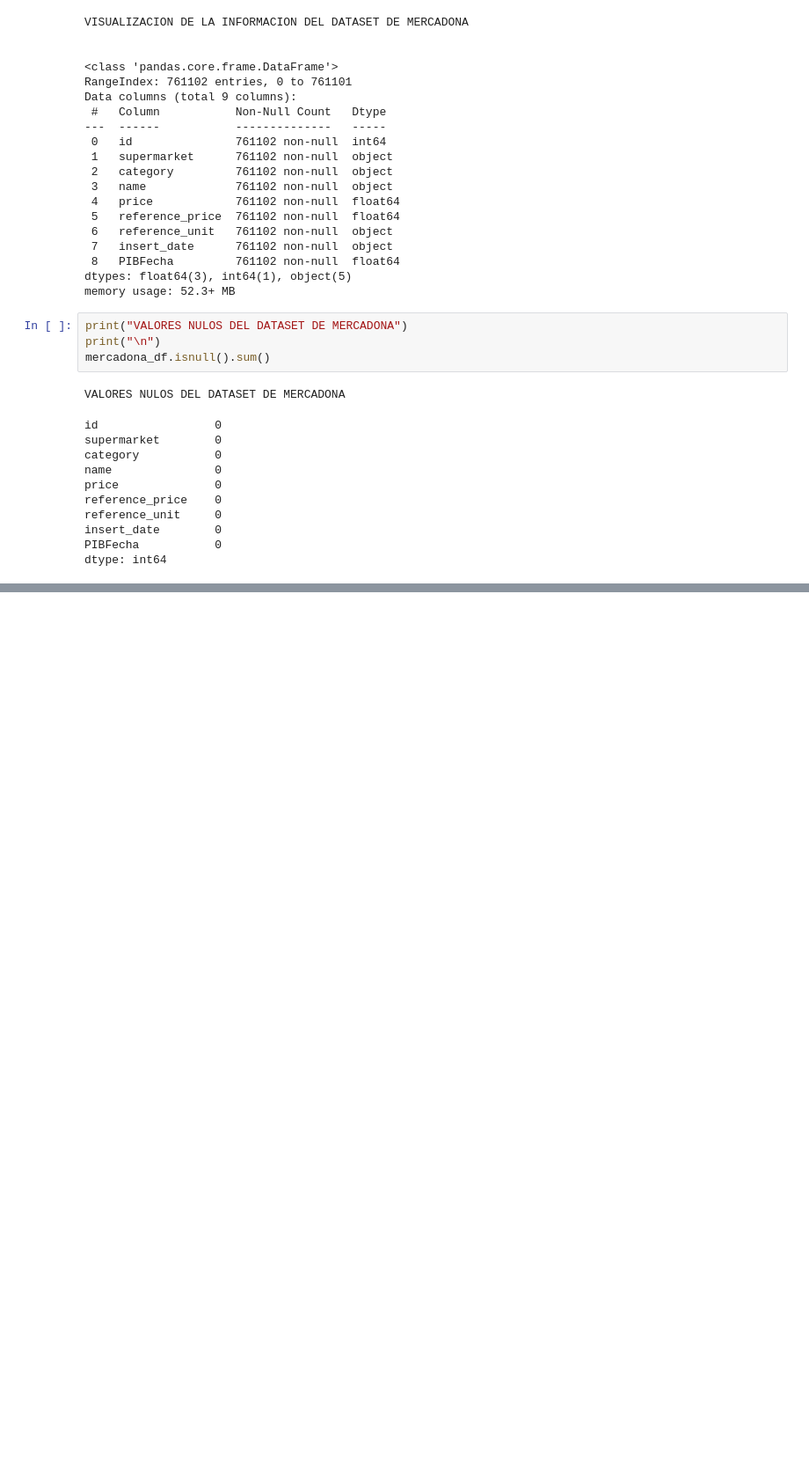
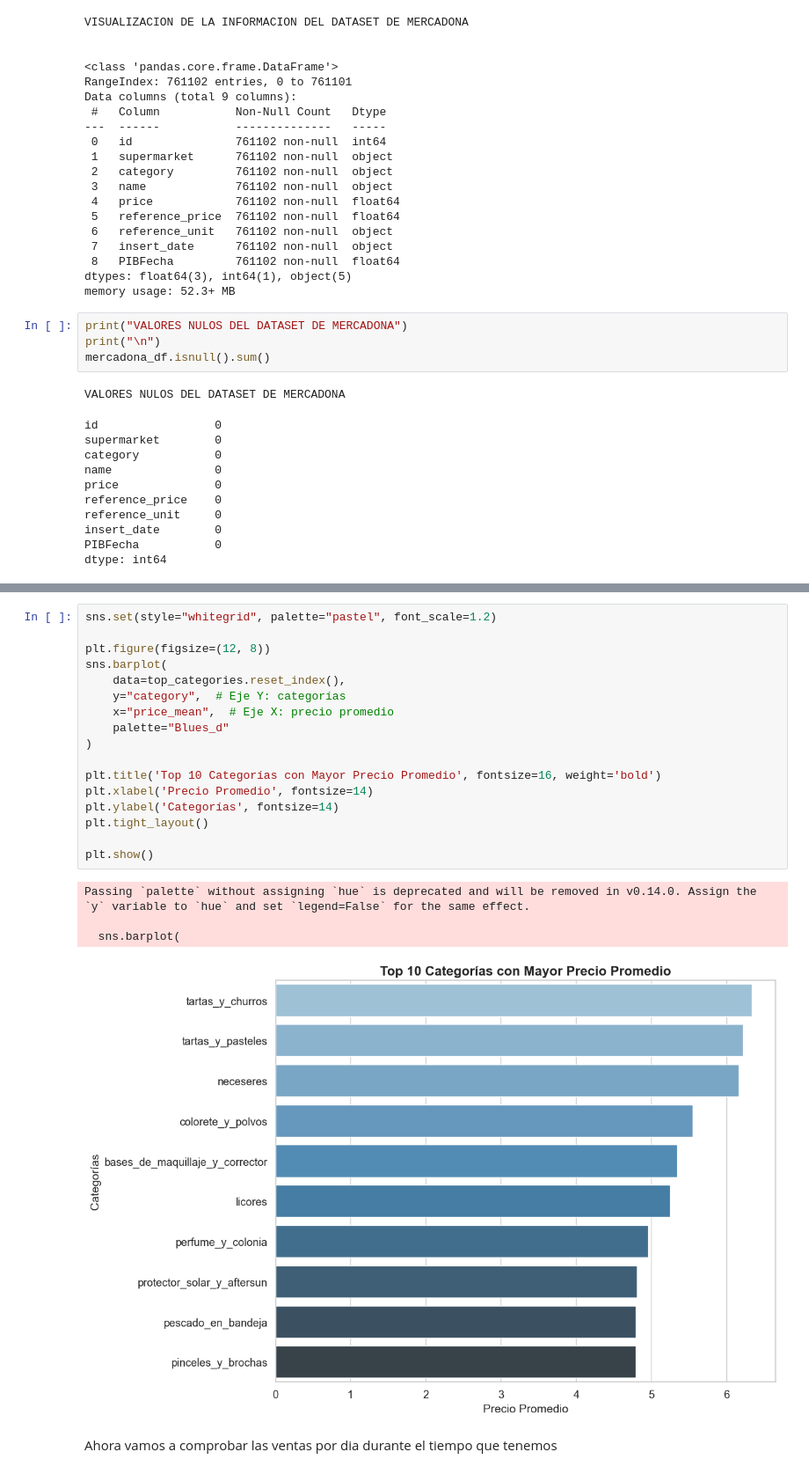
Before and after one commit to JaimeRevilla/MachLearnChicagoCrimes, a Jupyter notebook: analisis_exploratorio.ipynb, the cells around one changed output, grey strips where cells are left out. Shown at 88% size. Cells and saved outputs as stored; diff of their text form; blank space fills up the shorter version.

```diff
--- a/analisis_exploratorio.ipynb
+++ b/analisis_exploratorio.ipynb
@@ -74,0 +191,24 @@ dtype: int64
+# %%
+sns.set(style="whitegrid", palette="pastel", font_scale=1.2)
+
+plt.figure(figsize=(12, 8))
+sns.barplot(
+    data=top_categories.reset_index(),
+    y="category",  # Eje Y: categorías
+    x="price_mean",  # Eje X: precio promedio
+    palette="Blues_d"
+)
+
+plt.title('Top 10 Categorías con Mayor Precio Promedio', fontsize=16, weight='bold')
+plt.xlabel('Precio Promedio', fontsize=14)
+plt.ylabel('Categorías', fontsize=14)
+plt.tight_layout()
+
+plt.show()
+# %% [output]
+Passing `palette` without assigning `hue` is deprecated and will be removed in v0.14.0. Assign the `y` variable to `hue` and set `legend=False` for the same effect.
+
+  sns.barplot(
+[figure, added]
+# %% [markdown]
+Ahora vamos a comprobar las ventas por dia durante el tiempo que tenemos
```
Also changed, not shown: parts of 45 cells of this notebook.
